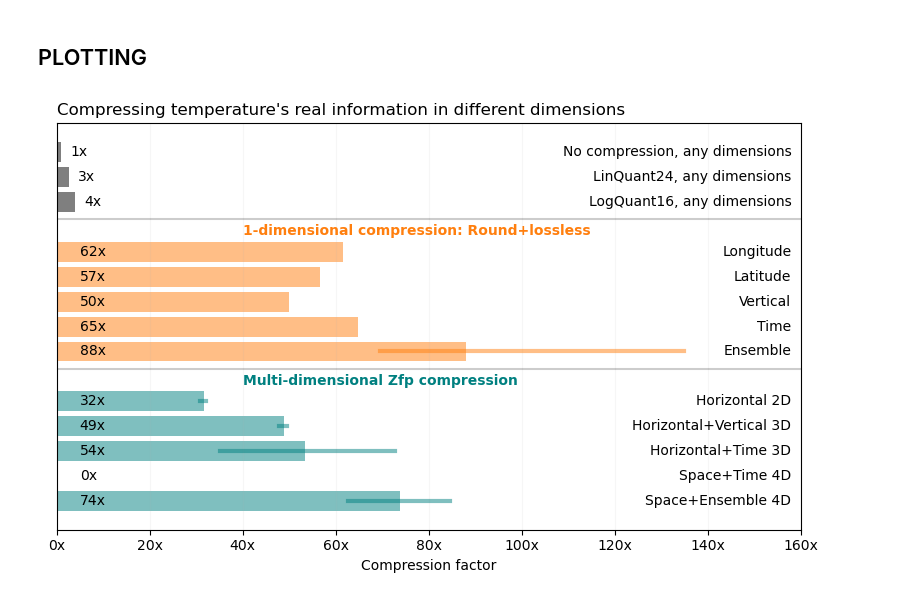
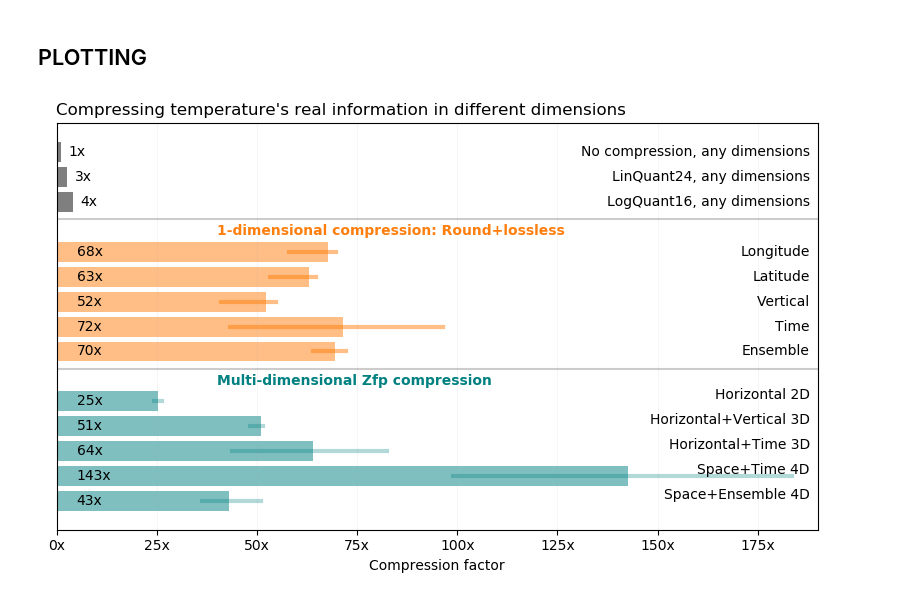
Before and after one commit to ECMWFCode4Earth/Elefridge.jl, a Jupyter notebook: nb/compressfac_comparison.ipynb, the cells around one changed output. Drawn from its saved outputs; the diff is of its cells as text; code cells hidden in the pictures.

```diff
--- a/nb/compressfac_comparison.ipynb
+++ b/nb/compressfac_comparison.ipynb
@@ -29,0 +25,5 @@ size(temp)
+# %%
+Nens = 25
+Nbytes = 4   # 4 bytes for float32
+Nsteps = length(steps)
+Nlon,Nlat,Nvert = size(temp)
@@ -150,0 +177,24 @@ cfs_zfp_ens = vcat(Xzfp1,Xzfp2,Xzfp3);
+# %%
+# TIME
+cfs_zstd_time = fill(0.0,Nvert)
+
+for iv in 1:Nvert
+    print("$iv")
+
+    temp = fill(0f0,Nsteps1h,Nlon,Nlat)
+
+    for it in 1:Nsteps1h
+        t = steps[it]
+
+        # load time step
+        ncfile = NetCDF.open(joinpath(path,"member1","ensemble.t.member1.step$t.ll.nc"))
+        temp[it,:,:] = ncfile.vars["t"][:,:,iv]
+    end
+    print("L")
+
+    # TIME no permutation of dimensions
+    round!(temp,7)
+    Xr8 = copy(reinterpret(UInt8,vec(temp)))
+    cfs_zstd_time[iv] = 2*sizeof(temp)/sizeof(transcode(ZstdCompressorL10,Xr8))
+    print("x $(Int(round(cfs_zstd_time[iv]))), ")
+end
@@ -150,0 +203,3 @@ cfs_zfp_ens = vcat(Xzfp1,Xzfp2,Xzfp3);
+# %%
+# ENSEMBLE
+cfs_zstd_ens, cfs_zfp_ens = load(joinpath(path,"analysis/ensemble_compression_25members.jld2"),"Xzstd","Xzfp")
@@ -206,7 +263,8 @@ labels_zfp = ["Horizontal 2D","Horizontal+Vertical 3D",
 fig,ax1 = subplots(1,1,figsize=(8,5),sharex=true)
 
 alfa = 0.5
-xmax = 160
+alfa2 = 0.3
+xmax = 190
 
 i = 1
 for (cf,label) in zip(cfs_basic,labels_basic)
@@ -220,34 +278,34 @@ ax1.axhline(i-.3,color="k",alpha=.2)
 ax1.text(40,i-.1,"1-dimensional compression: Round+lossless",va="top",color="C1",fontweight="bold")
 i += 1
 
 for (cf,cf5,cf95,label) in zip(cfs_zstd,cfs_zstd5,cfs_zstd95,labels_zstd)
     ax1.barh(i,cf,color="C1",alpha=alfa)
     ax1.plot([cf5,cf95],[i,i],"C1",lw=3,alpha=alfa)
     ax1.text(xmax-2,i,label,ha="right",va="center")
     ax1.text(5,i,string(round(Int,cf))*"x",ha="left",va="center")
     i += 1
 end
 
 ax1.axhline(i-.3,color="k",alpha=.2)
 ax1.text(40,i-.1,"Multi-dimensional Zfp compression",va="top",color="teal",fontweight="bold")
 i += 1
 
 for (cf,cf5,cf95,label) in zip(cfs_zfp,cfs_zfp5,cfs_zfp95,labels_zfp)
     ax1.barh(i,cf,color="teal",alpha=alfa)
-    ax1.plot([cf5,cf95],[i,i],color="teal",lw=3,alpha=alfa)
-    ax1.text(xmax-2,i,label,ha="right",va="center")
+    ax1.plot([cf5,cf95],[i,i],color="teal",lw=3,alpha=alfa2)
+    ax1.text(xmax-2,i-.25,label,ha="right",va="center")
     ax1.text(5,i,string(round(Int,cf))*"x",ha="left",va="center")
     i += 1
 end
 
 ax1.xaxis.set_major_formatter(ticker.FormatStrFormatter("%dx"))
 ax1.invert_yaxis()
 ax1.set_yticks([])
 ax1.set_xlim(0,xmax)
 ax1.set_xlabel("Compression factor")
 ax1.set_title("Compressing temperature's real information in different dimensions",loc="left")
 ax1.grid(alpha=0.1)
 tight_layout()
-# savefig("../plots/cfs_dimensions.png")
+savefig("../plots/cfs_dimensions2.png")
 # %% [output]
-[figure, old version]
+[figure, new version]
```
Also changed, not shown: parts of 24 cells of this notebook, 7 other files.
